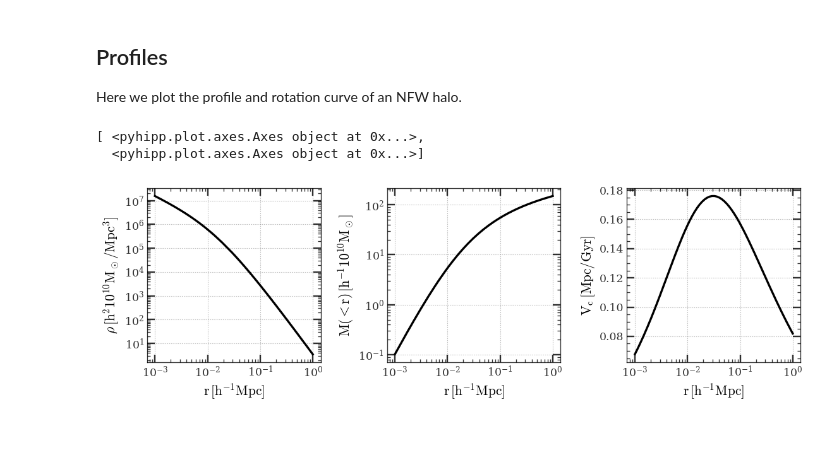
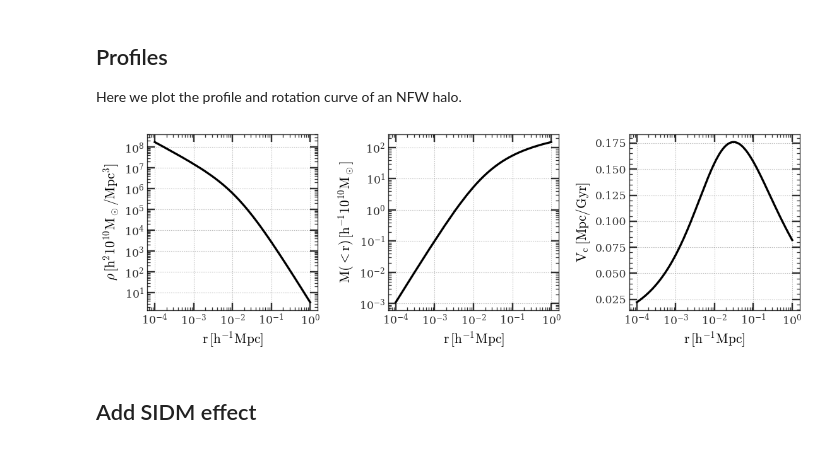
Before and after one commit to JiangFangzhou/SIDM, a Jupyter notebook: docs/examples_yangyao.ipynb, the cells around one changed output. Cells and saved outputs as stored; diff of their text form; code cells hidden in the pictures.

```diff
--- a/docs/examples_yangyao.ipynb
+++ b/docs/examples_yangyao.ipynb
@@ -41,33 +42,33 @@ R_v * us.u_l_to_pc, M_v * us.u_m_to_sol                 # convert back to pc and
 Here we plot the profile and rotation curve of an NFW halo.
 # %%
 halo = profiles.NFW(M_v, R_v, c=10)
+# %%
+# compute profiles
+rs = np.logspace(-4., 0., 128)                          # 0.0001 to 1 Mpc/h
+lg_rs = np.log10(rs)
+
+pf = halo.profile._impl
+rhos = pf.rhos(lg_rs)                                   # density
+Ms = pf.M_encs(lg_rs)                                   # enclosed mass
+
+rot = halo.rotation._impl
+Vc = np.sqrt(rot.Vc_sqs(lg_rs))                         # circular velocity
 # %%
-# compute profiles
-rs = np.logspace(-3., 0., 128)                          # 0.001 to 1 Mpc/h
-lg_rs = np.log10(rs)
-
-pf = halo.profile._impl
-rhos = pf.rhos(lg_rs)                                   # density
-Ms = pf.M_encs(lg_rs)                                   # enclosed mass
-
-rot = halo.rotation._impl
-Vc = np.sqrt(rot.Vc_sqs(lg_rs))                         # circular velocity
-
-fig, axs = plot.subplots((1,3), share=False)
+fig, axs = plot.subplots((1,3))
 axs_f = axs.flat
 
 ax = axs_f[0]
 ax.plot(rs, rhos).label(r'r\,[h^{-1}{\rm Mpc}]', r'\rho\,[h^2{\rm 10^{10}M_\odot/Mpc^3}]')
 
 ax = axs_f[1]
 ax.plot(rs, Ms).label(r'r\,[h^{-1}{\rm Mpc}]', r'M(<r)\,[h^{-1}{\rm 10^{10}M_\odot}]')
 
 ax = axs_f[2]
 ax.plot(rs, Vc).label(r'r\,[h^{-1}{\rm Mpc}]', r'V_c\,[{\rm Mpc/Gyr}]')
 
 axs.scale('log')
-axs[:2].scale(y='log')
+axs[:2].scale(y='log');
 # %% [output]
-[ <pyhipp.plot.axes.Axes object at 0x...>,
-  <pyhipp.plot.axes.Axes object at 0x...>]
-[figure, old version]
+[figure, new version]
+# %% [markdown]
+## Add SIDM effect
```
Also changed, not shown: parts of 3 cells of this notebook, 1 other file.
